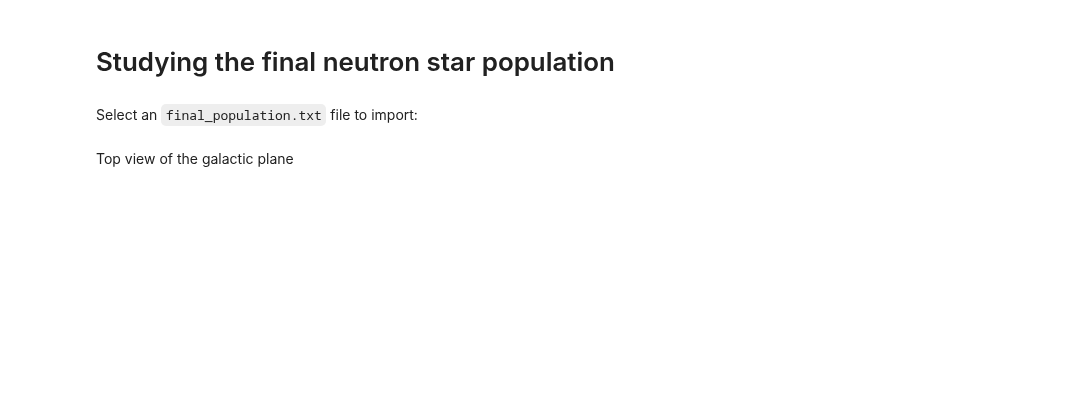
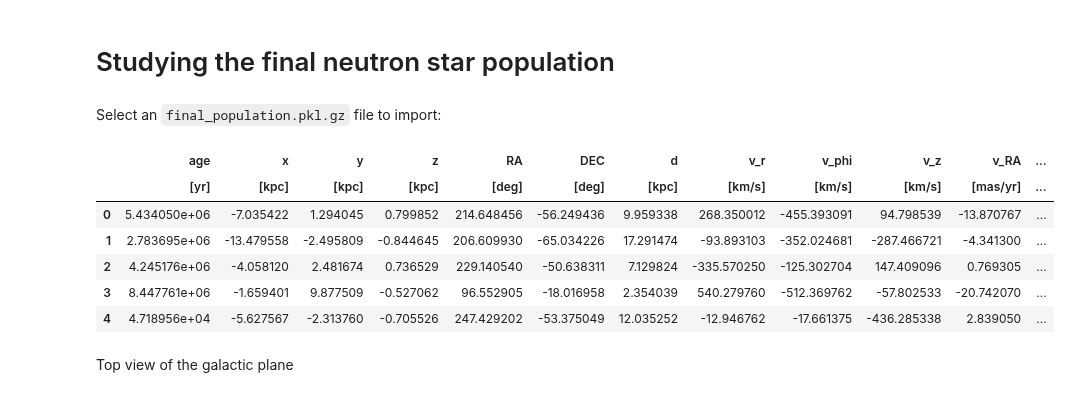
Before and after one commit to ice-csic-astroexotic/ML-Poppyns, a Jupyter notebook: examples/simulator/final_population_plots.ipynb, the cells around one changed output. Cells and saved outputs as stored; diff of their text form; code cells hidden in the pictures; blank space fills up the shorter version.

```diff
--- a/examples/simulator/final_population_plots.ipynb
+++ b/examples/simulator/final_population_plots.ipynb
@@ -46,10 +46,18 @@ rcParams["ytick.minor.size"] = "5.0"
 rcParams["ytick.minor.width"] = "1.7"
 rcParams["ytick.labelsize"] = "25"
 # %% [markdown]
-Select an `final_population.txt` file to import:
+Select an `final_population.pkl.gz` file to import:
 # %%
-data = pd.read_csv("../data/final_population.txt", header=[0,1])
+data = pd.read_pickle("../data/final_population.pkl.gz", compression="gzip")
 data.head()
+# %% [output]
+|  | age | x | y | z | RA | DEC | d | v_r | v_phi | v_z | v_RA | ... |
+|  | [yr] | [kpc] | [kpc] | [kpc] | [deg] | [deg] | [kpc] | [km/s] | [km/s] | [km/s] | [mas/yr] | ... |
+| 0 | 5.434050e+06 | -7.035422 | 1.294045 | 0.799852 | 214.648456 | -56.249436 | 9.959338 | 268.350012 | -455.393091 | 94.798539 | -13.870767 | ... |
+| 1 | 2.783695e+06 | -13.479558 | -2.495809 | -0.844645 | 206.609930 | -65.034226 | 17.291474 | -93.893103 | -352.024681 | -287.466721 | -4.341300 | ... |
+| 2 | 4.245176e+06 | -4.058120 | 2.481674 | 0.736529 | 229.140540 | -50.638311 | 7.129824 | -335.570250 | -125.302704 | 147.409096 | 0.769305 | ... |
+| 3 | 8.447761e+06 | -1.659401 | 9.877509 | -0.527062 | 96.552905 | -18.016958 | 2.354039 | 540.279760 | -512.369762 | -57.802533 | -20.742070 | ... |
+| 4 | 4.718956e+04 | -5.627567 | -2.313760 | -0.705526 | 247.429202 | -53.375049 | 12.035252 | -12.946762 | -17.661375 | -436.285338 | 2.839050 | ... |
 # %%
 x = data["x"]["[kpc]"].to_numpy()
 y = data["y"]["[kpc]"].to_numpy()
```
Also changed, not shown: parts of 1 cell of this notebook, 6 other files.
